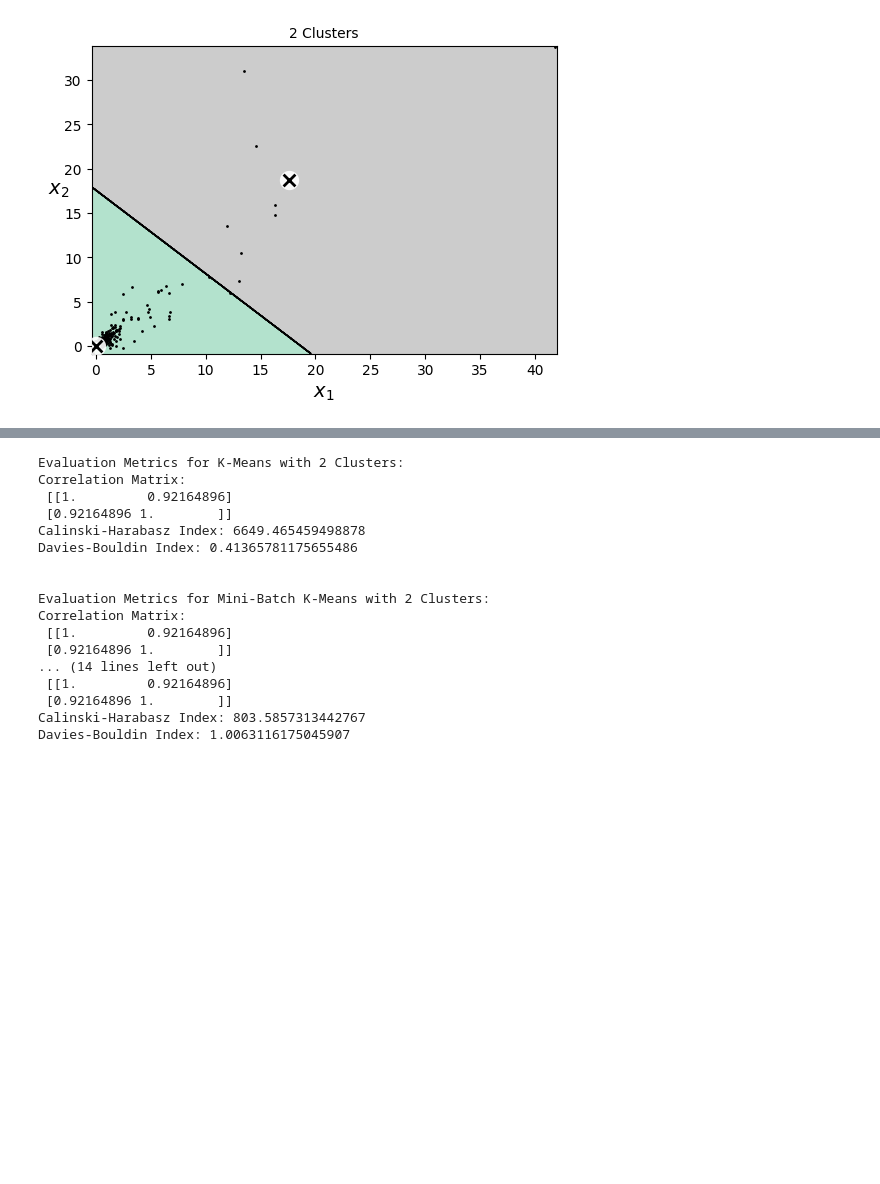
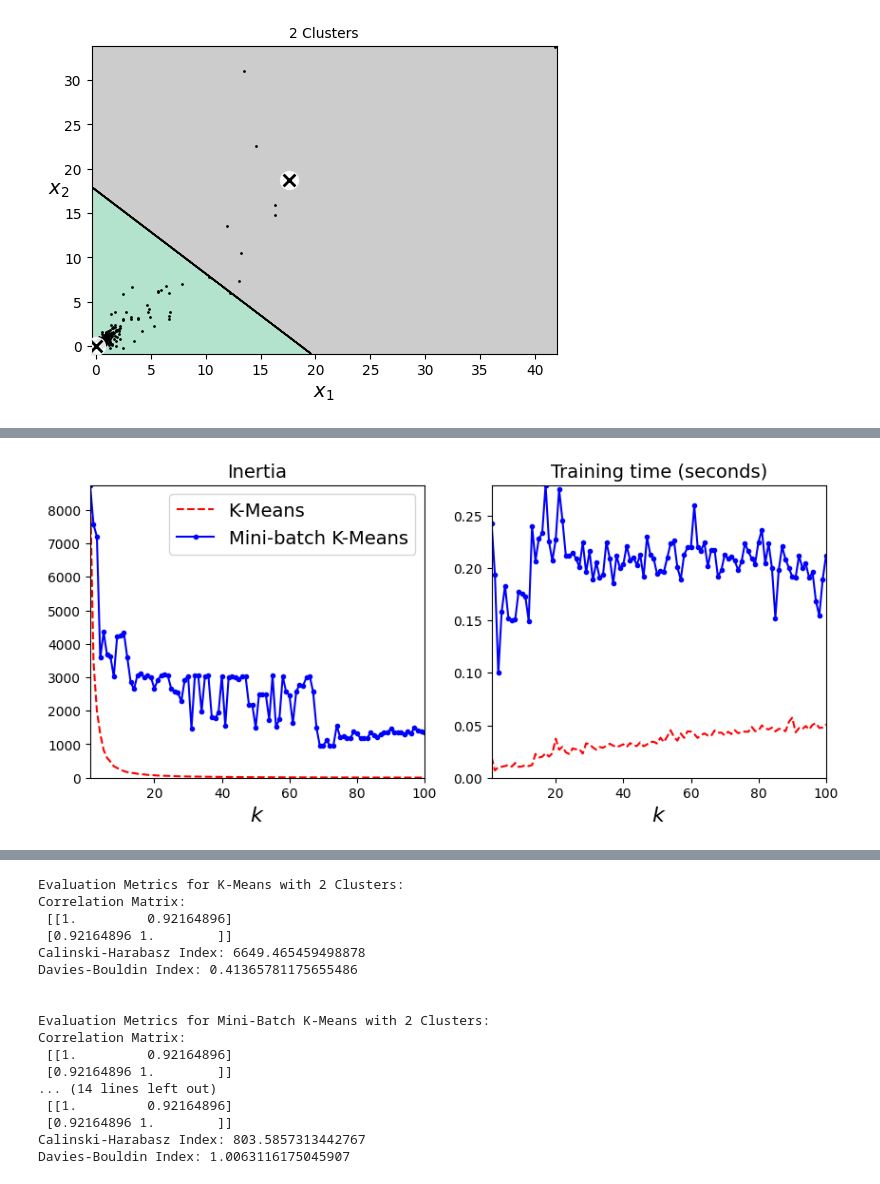
Before and after one commit to fabio-pecora/machine-learning-and-data-mining-csc735, a Jupyter notebook: 2nd-homework/HW2_Part1.ipynb, the cells around one changed output, grey strips where cells are left out. Cells and saved outputs as stored; diff of their text form; code cells hidden in the pictures; blank space fills up the shorter version.

```diff
--- a/2nd-homework/HW2_Part1.ipynb
+++ b/2nd-homework/HW2_Part1.ipynb
@@ -263,0 +140,49 @@ plt.show()
+# %%
+from sklearn.cluster import MiniBatchKMeans, KMeans
+from timeit import timeit
+import numpy as np
+import matplotlib.pyplot as plt
+
+# Ensure scaled_dataset is already defined
+X = scaled_dataset
+k_values = range(2, 10)  # Testing silhouette scores for k from 2 to 9
+
+# Store inertia and time results for both K-Means and Mini-Batch K-Means
+times = np.empty((100, 2))   # 100 rows for k = 1 to 100, 2 columns (K-Means, Mini-Batch K-Means)
+inertias = np.empty((100, 2))
+
+for k in range(1, 101):  # Running K-means and Mini-batch K-means for k = 1 to 100
+    kmeans_ = KMeans(n_clusters=k, random_state=42)
+    minibatch_kmeans = MiniBatchKMeans(n_clusters=k, random_state=42)
+
+    # Measure time taken for K-Means and Mini-Batch K-Means (run once for each)
+    times[k-1, 0] = timeit(lambda: kmeans_.fit(scaled_dataset), number=1)
+    times[k-1, 1] = timeit(lambda: minibatch_kmeans.fit(scaled_dataset), number=1)
+
+    # Store inertia
+    inertias[k-1, 0] = kmeans_.inertia_
+    inertias[k-1, 1] = minibatch_kmeans.inertia_
+
+# Plotting the graphs for inertia and time comparison
+plt.figure(figsize=(10,4))
+
+# Subplot for inertia
+plt.subplot(121)
+plt.plot(range(1, 101), inertias[:, 0], "r--", label="K-Means")
+plt.plot(range(1, 101), inertias[:, 1], "b.-", label="Mini-batch K-Means")
+plt.xlabel("$k$", fontsize=16)
+plt.title("Inertia", fontsize=14)
+plt.legend(fontsize=14)
+plt.axis([1, 100, 0, max(inertias[:, 0].max(), inertias[:, 1].max())])
+
+# Subplot for time
+plt.subplot(122)
+plt.plot(range(1, 101), times[:, 0], "r--", label="K-Means")
+plt.plot(range(1, 101), times[:, 1], "b.-", label="Mini-batch K-Means")
+plt.xlabel("$k$", fontsize=16)
+plt.title("Training time (seconds)", fontsize=14)
+plt.axis([1, 100, 0, times[:, 1].max()])
+
+plt.show()
+# %% [output]
+[figure, added]
```
Also changed, not shown: parts of 3 cells of this notebook.
